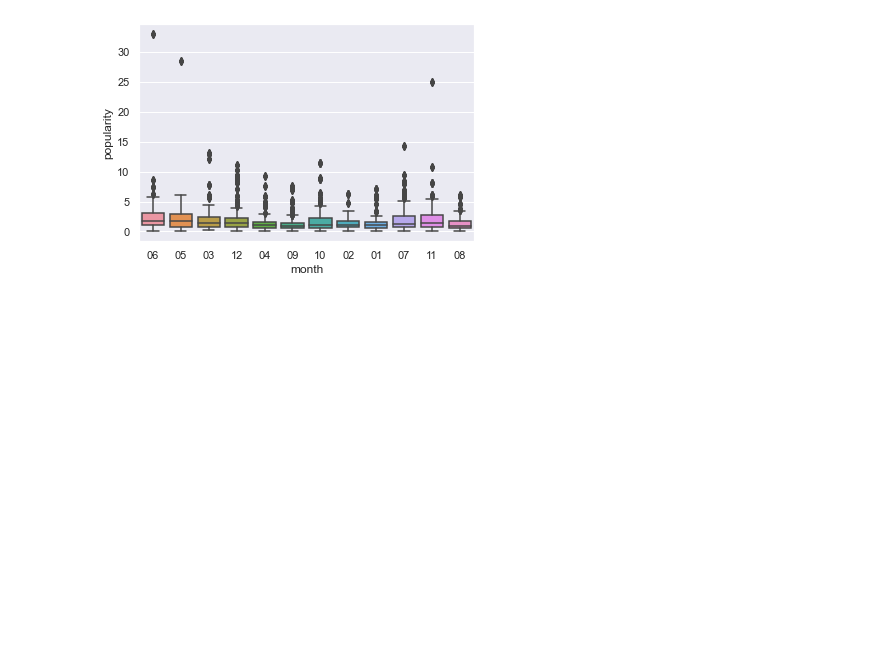
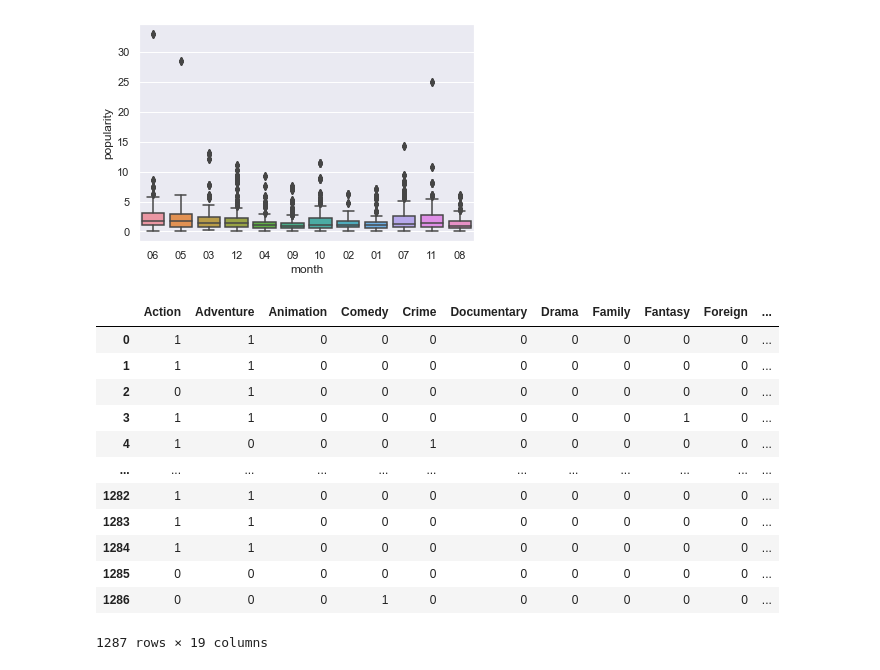
Before and after one commit to liekzhe/SC1015mini_project, a Jupyter notebook: MovieAnalysis.ipynb, the cells around one changed output. Saved outputs shown, nothing was run; the diff lists cells and outputs as text; code cells hidden in the pictures; blank space fills up the shorter version.

Commit message:
genres and readme

```diff
--- a/MovieAnalysis.ipynb
+++ b/MovieAnalysis.ipynb
@@ -140,3 +140,49 @@ sb.boxplot(data=allfactors, x="month", y="popularity", orient = 'v')
 # %% [output]
 <AxesSubplot:xlabel='month', ylabel='popularity'>
 [figure]
+# %%
+def encodetable(y, separator):
+    options_list = []
+
+    # iterate through data and find all available options
+    for val in y:
+        options = str(val).split(separator)
+        options_list.append(options)
+
+    # options_list is a list of list containing the avialable options
+    # convert to single non-nested list &
+    # convert that to set and back to list to remove redundant options
+    options = list(set([val for option in options_list for val in option]))
+
+    # sort the list so the DataFrame columns are sorted
+    options.sort()
+
+    # create an empty DataFrame with shape (len(y), len(options))
+    df = pd.DataFrame(index=range(len(y)), columns=options)
+
+    # intialize all values to 0
+    for col in df.columns:
+        df[col].values[:] = 0
+
+    # set value to 1 if the option was selected
+    for index, vals in enumerate(y):
+        options = str(vals).split(separator)
+        for val in options:
+            df.at[index, val] = 1
+    return df
+# %%
+encodetable(factors['genres'], '|')
+# %% [output]
+|  | Action | Adventure | Animation | Comedy | Crime | Documentary | Drama | Family | Fantasy | Foreign | ... |
+| 0 | 1 | 1 | 0 | 0 | 0 | 0 | 0 | 0 | 0 | 0 | ... |
+| 1 | 1 | 1 | 0 | 0 | 0 | 0 | 0 | 0 | 0 | 0 | ... |
+| 2 | 0 | 1 | 0 | 0 | 0 | 0 | 0 | 0 | 0 | 0 | ... |
+| 3 | 1 | 1 | 0 | 0 | 0 | 0 | 0 | 0 | 1 | 0 | ... |
+| 4 | 1 | 0 | 0 | 0 | 1 | 0 | 0 | 0 | 0 | 0 | ... |
+| ... | ... | ... | ... | ... | ... | ... | ... | ... | ... | ... | ... |
+| 1282 | 1 | 1 | 0 | 0 | 0 | 0 | 0 | 0 | 0 | 0 | ... |
+| 1283 | 1 | 1 | 0 | 0 | 0 | 0 | 0 | 0 | 0 | 0 | ... |
+| 1284 | 1 | 1 | 0 | 0 | 0 | 0 | 0 | 0 | 0 | 0 | ... |
+| 1285 | 0 | 0 | 0 | 0 | 0 | 0 | 0 | 0 | 0 | 0 | ... |
+| 1286 | 0 | 0 | 0 | 1 | 0 | 0 | 0 | 0 | 0 | 0 | ... |
+1287 rows × 19 columns
```
Also changed, not shown: 1 other file.
